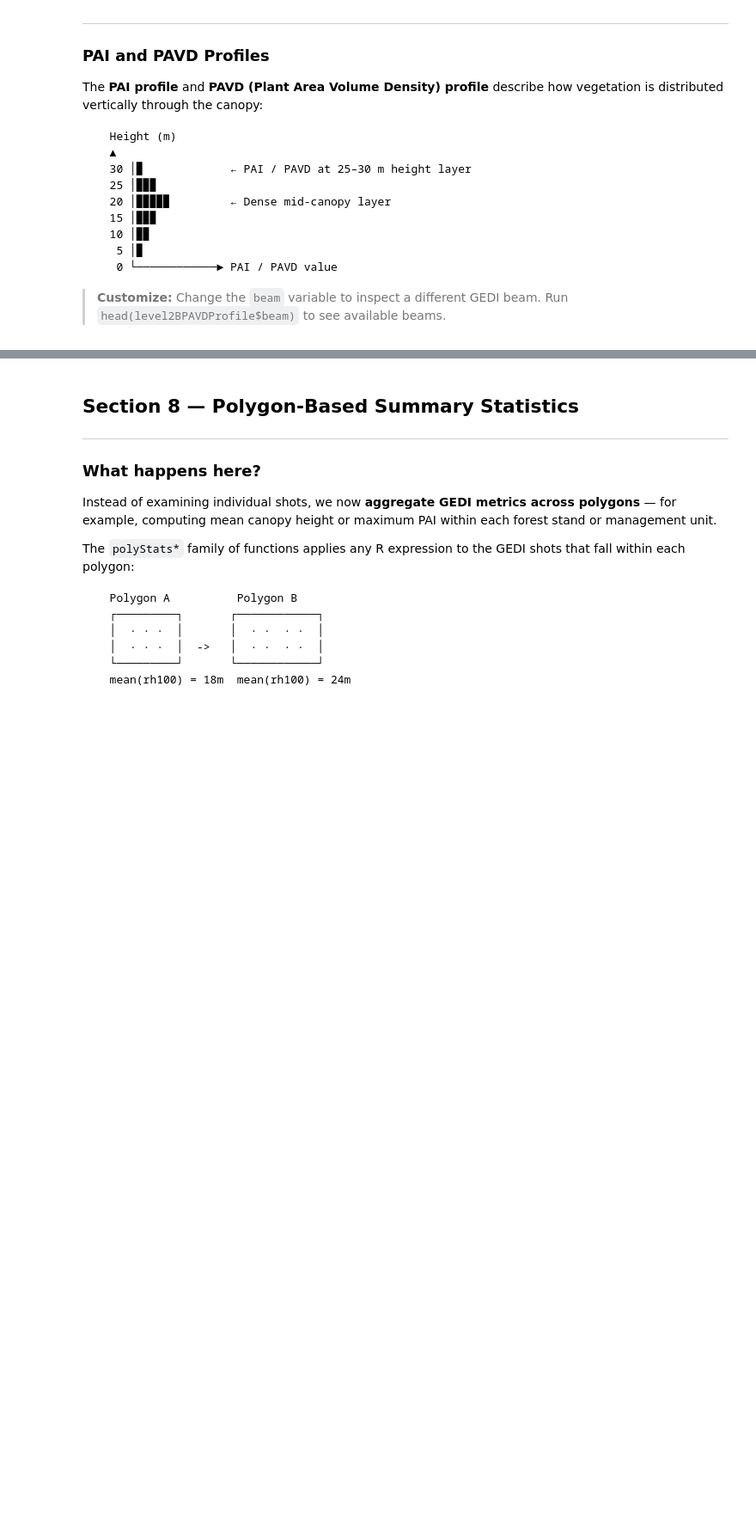
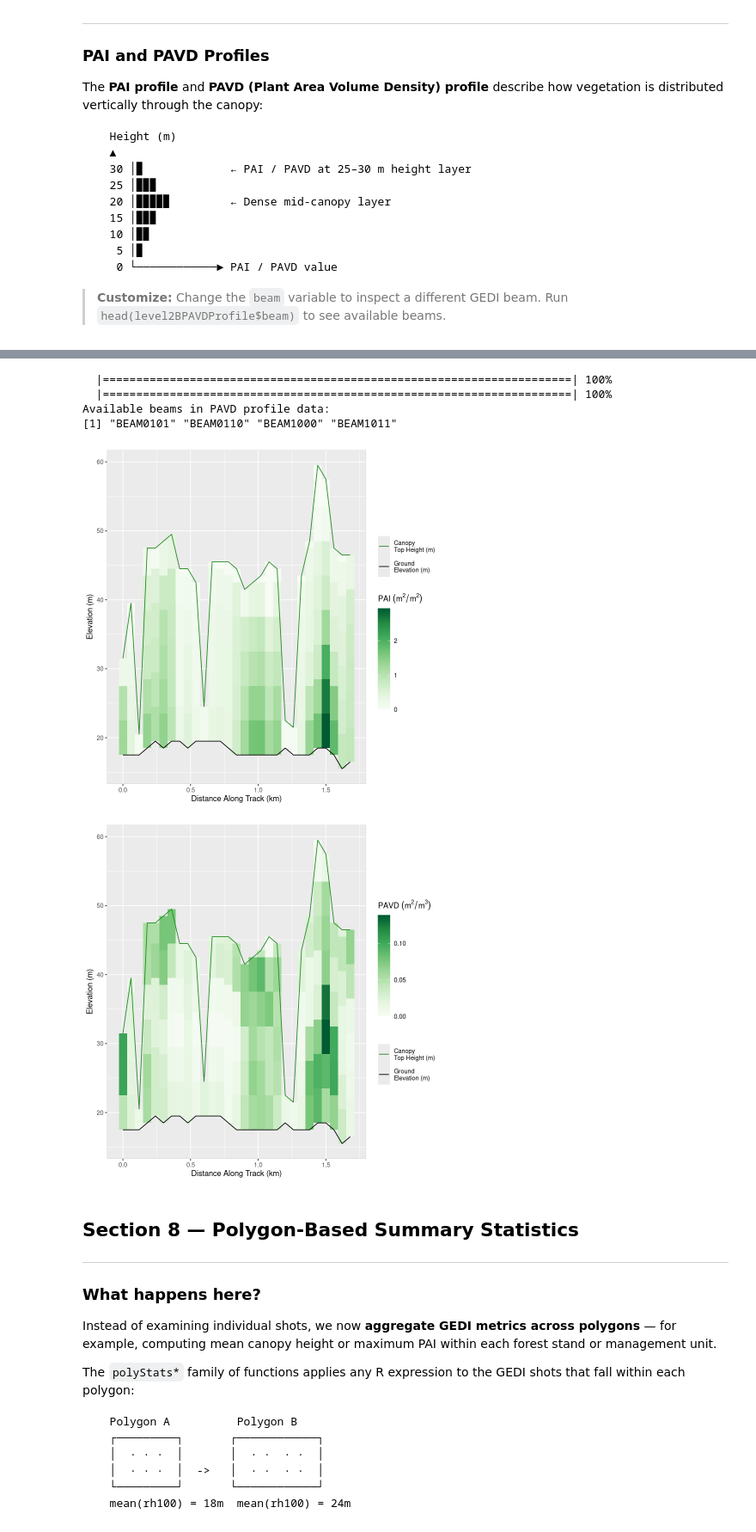
Before and after one commit to caiohamamura/forestsat2026_rgedi_workshop, a Jupyter notebook: rgedi_incolab_version.ipynb, the cells around one changed output, grey strips where cells are left out. Shown at 86% size. Saved outputs shown, nothing was run; the diff lists cells and outputs as text; code cells hidden in the pictures; blank space fills up the shorter version.

```diff
--- a/rgedi_incolab_version.ipynb
+++ b/rgedi_incolab_version.ipynb
@@ -724,34 +795,41 @@ level2BPAVDProfile_list <- lapply(seq_along(gedilevel2b_list), function(i) {
   pavd
 })
 level2BPAVDProfile <- do.call(rbind, level2BPAVDProfile_list)
 level2BPAVDProfile$shot_number <- as.character(level2BPAVDProfile$shot_number)
 
 # Filter to only shots present in the clipped Level 2B metrics
 if (!is.null(level2BVPM)) {
   valid_shots         <- unique(level2BVPM$shot_number)
   level2BPAIProfile   <- level2BPAIProfile[level2BPAIProfile$shot_number   %in% valid_shots, ]
   level2BPAVDProfile  <- level2BPAVDProfile[level2BPAVDProfile$shot_number %in% valid_shots, ]
 }
 
 cat("Available beams in PAVD profile data:\n")
 print(head(unique(level2BPAVDProfile$beam)))
 
 # ----- Set the beam to inspect -----
-beam <- "BEAM0101"
+beam <- "BEAM0110"
 
 # Plot PAI profile
 if (nrow(level2BPAIProfile) > 0 && beam %in% level2BPAIProfile$beam) {
   gPAIprofile <- plotPAIProfile(level2BPAIProfile, beam = beam, elev = TRUE)
 } else {
   warning("Selected beam not found in PAI profile data.")
 }
 
 # Plot PAVD profile
 if (nrow(level2BPAVDProfile) > 0 && beam %in% level2BPAVDProfile$beam) {
   gPAVDprofile <- plotPAVDProfile(level2BPAVDProfile, beam = beam, elev = TRUE)
 } else {
   warning("Selected beam not found in PAVD profile data.")
 }
+# %% [output]
+  |======================================================================| 100%
+  |======================================================================| 100%
+Available beams in PAVD profile data:
+[1] "BEAM0101" "BEAM0110" "BEAM1000" "BEAM1011"
+[figure, added]
+[figure, added]
 # %% [markdown]
 ## Section 8 — Polygon-Based Summary Statistics
 
```
Also changed, not shown: parts of 49 cells of this notebook.
